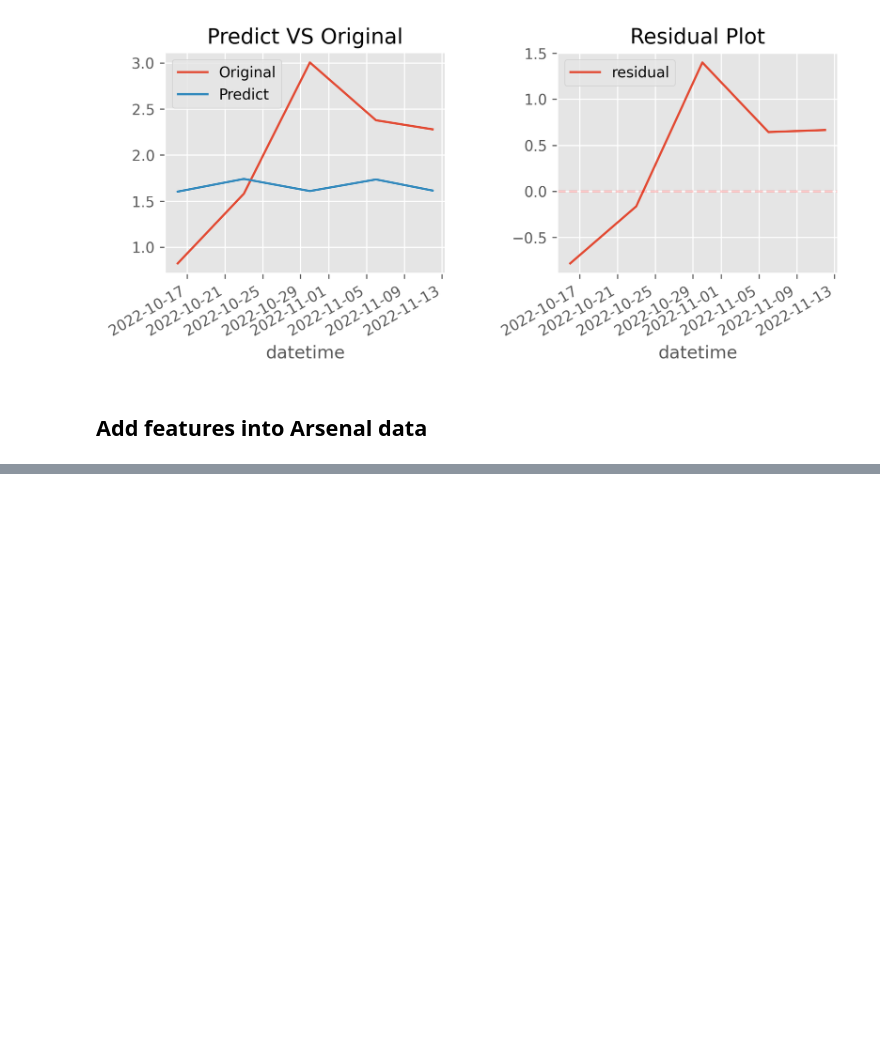
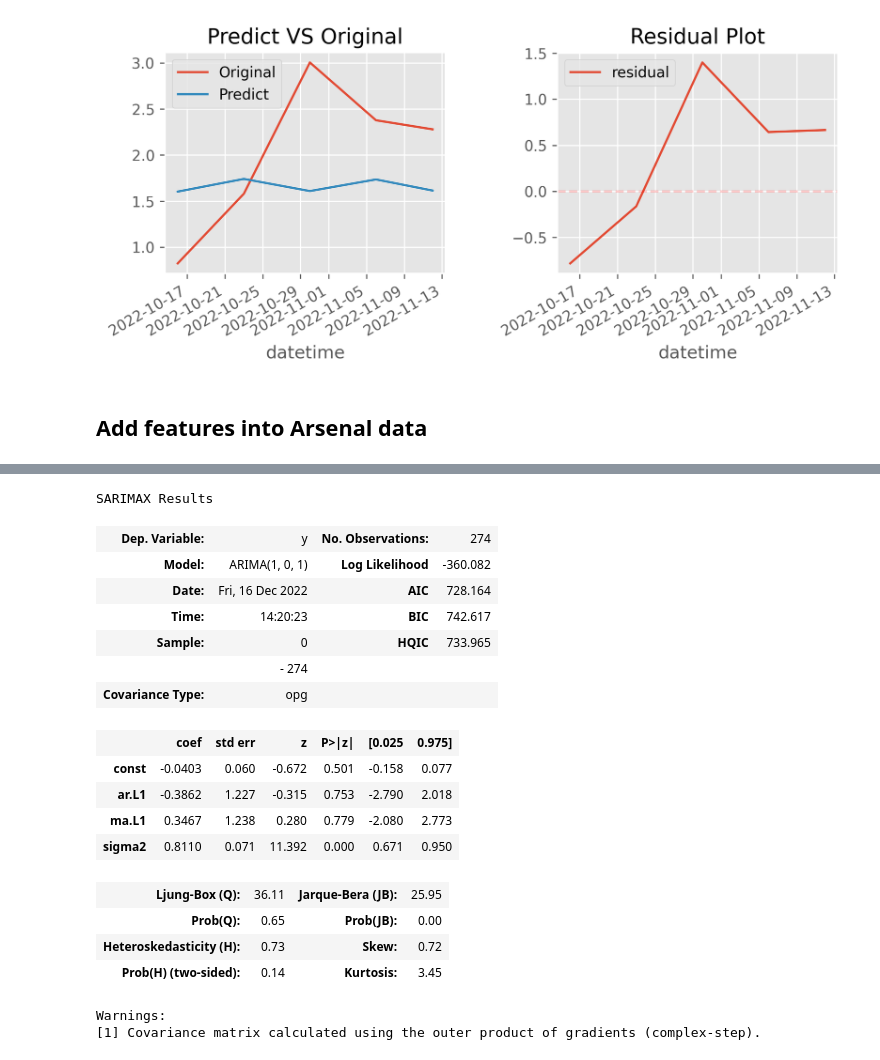
Before and after one commit to mruiyangyou/Predict-Football-Matches-With-xG, a Jupyter notebook: src/python/time_series_analysis.ipynb, the cells around one changed output, grey strips where cells are left out. Cells and saved outputs as stored; diff of their text form; code cells hidden in the pictures; blank space fills up the shorter version.

```diff
--- a/src/python/time_series_analysis.ipynb
+++ b/src/python/time_series_analysis.ipynb
@@ -268,0 +357,22 @@ Name: team_xG, Length: 280, dtype: float64
+# %%
+res.summary()
+# %% [output]
+SARIMAX Results
+| Dep. Variable: | y | No. Observations: | 274 |
+| Model: | ARIMA(1, 0, 1) | Log Likelihood | -360.082 |
+| Date: | Fri, 16 Dec 2022 | AIC | 728.164 |
+| Time: | 14:20:23 | BIC | 742.617 |
+| Sample: | 0 | HQIC | 733.965 |
+|  | - 274 |  |  |
+| Covariance Type: | opg |  |  |
+|  | coef | std err | z | P>|z| | [0.025 | 0.975] |
+| const | -0.0403 | 0.060 | -0.672 | 0.501 | -0.158 | 0.077 |
+| ar.L1 | -0.3862 | 1.227 | -0.315 | 0.753 | -2.790 | 2.018 |
+| ma.L1 | 0.3467 | 1.238 | 0.280 | 0.779 | -2.080 | 2.773 |
+| sigma2 | 0.8110 | 0.071 | 11.392 | 0.000 | 0.671 | 0.950 |
+| Ljung-Box (Q): | 36.11 | Jarque-Bera (JB): | 25.95 |
+| Prob(Q): | 0.65 | Prob(JB): | 0.00 |
+| Heteroskedasticity (H): | 0.73 | Skew: | 0.72 |
+| Prob(H) (two-sided): | 0.14 | Kurtosis: | 3.45 |
+Warnings:
+[1] Covariance matrix calculated using the outer product of gradients (complex-step).
```
Also changed, not shown: parts of 24 cells of this notebook, 8 other files.
